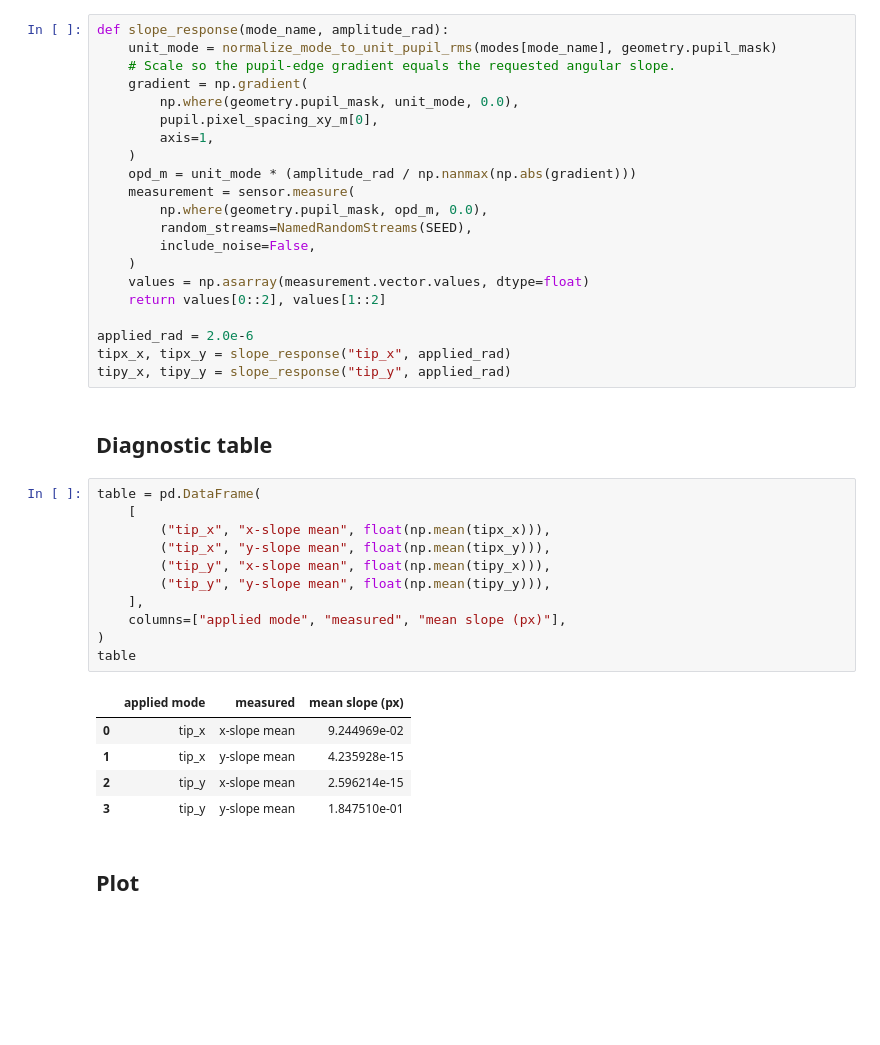
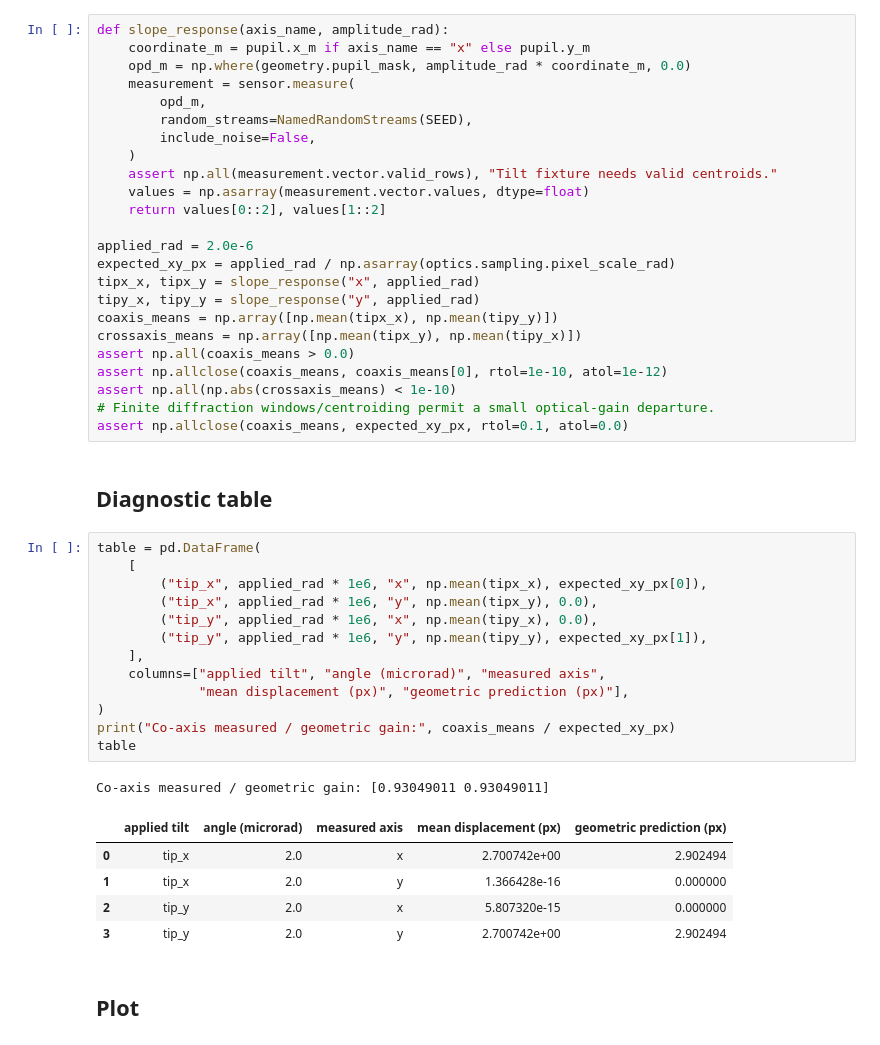
Before and after one commit to xhvoid/Shack-Hartmann-AO-Simulation, a Jupyter notebook: notebooks/tutorials/01_geometric_shwfs.ipynb, the cells around one changed output. Saved outputs shown, nothing was run; the diff lists cells and outputs as text; blank space fills up the shorter version.

```diff
--- a/notebooks/tutorials/01_geometric_shwfs.ipynb
+++ b/notebooks/tutorials/01_geometric_shwfs.ipynb
@@ -56,45 +49,51 @@ print(f"{geometry.n_subapertures} illuminated sub-apertures")
 # %% [markdown]
 ## Simulation call
 # %%
-def slope_response(mode_name, amplitude_rad):
-    unit_mode = normalize_mode_to_unit_pupil_rms(modes[mode_name], geometry.pupil_mask)
-    # Scale so the pupil-edge gradient equals the requested angular slope.
-    gradient = np.gradient(
-        np.where(geometry.pupil_mask, unit_mode, 0.0),
-        pupil.pixel_spacing_xy_m[0],
-        axis=1,
-    )
-    opd_m = unit_mode * (amplitude_rad / np.nanmax(np.abs(gradient)))
+def slope_response(axis_name, amplitude_rad):
+    coordinate_m = pupil.x_m if axis_name == "x" else pupil.y_m
+    opd_m = np.where(geometry.pupil_mask, amplitude_rad * coordinate_m, 0.0)
     measurement = sensor.measure(
-        np.where(geometry.pupil_mask, opd_m, 0.0),
+        opd_m,
         random_streams=NamedRandomStreams(SEED),
         include_noise=False,
     )
+    assert np.all(measurement.vector.valid_rows), "Tilt fixture needs valid centroids."
     values = np.asarray(measurement.vector.values, dtype=float)
     return values[0::2], values[1::2]
 
 applied_rad = 2.0e-6
-tipx_x, tipx_y = slope_response("tip_x", applied_rad)
-tipy_x, tipy_y = slope_response("tip_y", applied_rad)
+expected_xy_px = applied_rad / np.asarray(optics.sampling.pixel_scale_rad)
+tipx_x, tipx_y = slope_response("x", applied_rad)
+tipy_x, tipy_y = slope_response("y", applied_rad)
+coaxis_means = np.array([np.mean(tipx_x), np.mean(tipy_y)])
+crossaxis_means = np.array([np.mean(tipx_y), np.mean(tipy_x)])
+assert np.all(coaxis_means > 0.0)
+assert np.allclose(coaxis_means, coaxis_means[0], rtol=1e-10, atol=1e-12)
+assert np.all(np.abs(crossaxis_means) < 1e-10)
+# Finite diffraction windows/centroiding permit a small optical-gain departure.
+assert np.allclose(coaxis_means, expected_xy_px, rtol=0.1, atol=0.0)
 # %% [markdown]
 ## Diagnostic table
 # %%
 table = pd.DataFrame(
     [
-        ("tip_x", "x-slope mean", float(np.mean(tipx_x))),
-        ("tip_x", "y-slope mean", float(np.mean(tipx_y))),
-        ("tip_y", "x-slope mean", float(np.mean(tipy_x))),
-        ("tip_y", "y-slope mean", float(np.mean(tipy_y))),
+        ("tip_x", applied_rad * 1e6, "x", np.mean(tipx_x), expected_xy_px[0]),
+        ("tip_x", applied_rad * 1e6, "y", np.mean(tipx_y), 0.0),
+        ("tip_y", applied_rad * 1e6, "x", np.mean(tipy_x), 0.0),
+        ("tip_y", applied_rad * 1e6, "y", np.mean(tipy_y), expected_xy_px[1]),
     ],
-    columns=["applied mode", "measured", "mean slope (px)"],
+    columns=["applied tilt", "angle (microrad)", "measured axis",
+             "mean displacement (px)", "geometric prediction (px)"],
 )
+print("Co-axis measured / geometric gain:", coaxis_means / expected_xy_px)
 table
 # %% [output]
+Co-axis measured / geometric gain: [0.93049011 0.93049011]
-|  | applied mode | measured | mean slope (px) |
-| 0 | tip_x | x-slope mean | 9.244969e-02 |
-| 1 | tip_x | y-slope mean | 4.235928e-15 |
-| 2 | tip_y | x-slope mean | 2.596214e-15 |
-| 3 | tip_y | y-slope mean | 1.847510e-01 |
+|  | applied tilt | angle (microrad) | measured axis | mean displacement (px) | geometric prediction (px) |
+| 0 | tip_x | 2.0 | x | 2.700742e+00 | 2.902494 |
+| 1 | tip_x | 2.0 | y | 1.366428e-16 | 0.000000 |
+| 2 | tip_y | 2.0 | x | 5.807320e-15 | 0.000000 |
+| 3 | tip_y | 2.0 | y | 2.700742e+00 | 2.902494 |
 # %% [markdown]
 ## Plot
 # %%
```
Also changed, not shown: parts of 5 cells of this notebook, 50 other files.
